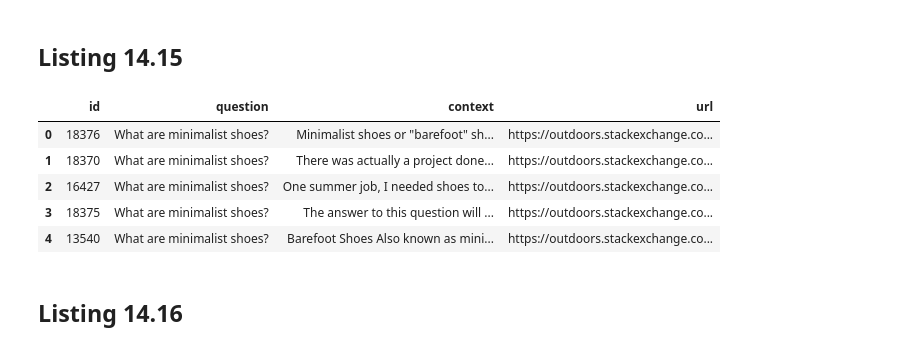
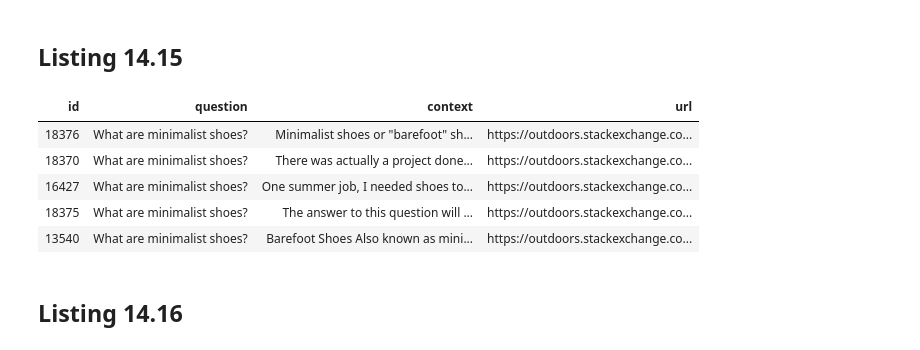
Before and after one commit to treygrainger/ai-powered-search, a Jupyter notebook: chapters/ch14/4.question-answering-demo-application.ipynb, the cells around one changed output. Cells and saved outputs as stored; diff of their text form; code cells hidden in the pictures.

```diff
--- a/chapters/ch14/4.question-answering-demo-application.ipynb
+++ b/chapters/ch14/4.question-answering-demo-application.ipynb
@@ -23,6 +23,9 @@ def get_query_from_question(question):
     return " ".join(words)
 # %% [markdown]
 ## Listing 14.15
+# %%
+def display_contexts(contexts):
+    display(HTML(pandas.DataFrame(contexts[0:10]).to_html(index=False)))
 # %%
 def retriever(question):
     contexts = {"id": [], "question": [], "context": [], "url": []}
@@ -41,13 +44,13 @@ def retriever(question):
     return pandas.DataFrame(contexts)
 # %%
 example_contexts = retriever('What are minimalist shoes?')
-example_contexts[0:10]
+display_contexts(example_contexts)
 # %% [output]
-|  | id | question | context | url |
-| 0 | 18376 | What are minimalist shoes? | Minimalist shoes or "barefoot" sh... | https://outdoors.stackexchange.co... |
-| 1 | 18370 | What are minimalist shoes? | There was actually a project done... | https://outdoors.stackexchange.co... |
-| 2 | 16427 | What are minimalist shoes? | One summer job, I needed shoes to... | https://outdoors.stackexchange.co... |
-| 3 | 18375 | What are minimalist shoes? | The answer to this question will ... | https://outdoors.stackexchange.co... |
-| 4 | 13540 | What are minimalist shoes? | Barefoot Shoes Also known as mini... | https://outdoors.stackexchange.co... |
+| id | question | context | url |
+| 18376 | What are minimalist shoes? | Minimalist shoes or "barefoot" sh... | https://outdoors.stackexchange.co... |
+| 18370 | What are minimalist shoes? | There was actually a project done... | https://outdoors.stackexchange.co... |
+| 16427 | What are minimalist shoes? | One summer job, I needed shoes to... | https://outdoors.stackexchange.co... |
+| 18375 | What are minimalist shoes? | The answer to this question will ... | https://outdoors.stackexchange.co... |
+| 13540 | What are minimalist shoes? | Barefoot Shoes Also known as mini... | https://outdoors.stackexchange.co... |
 # %% [markdown]
 ## Listing 14.16
```
Also changed, not shown: parts of 7 cells of this notebook, 11 other files.
